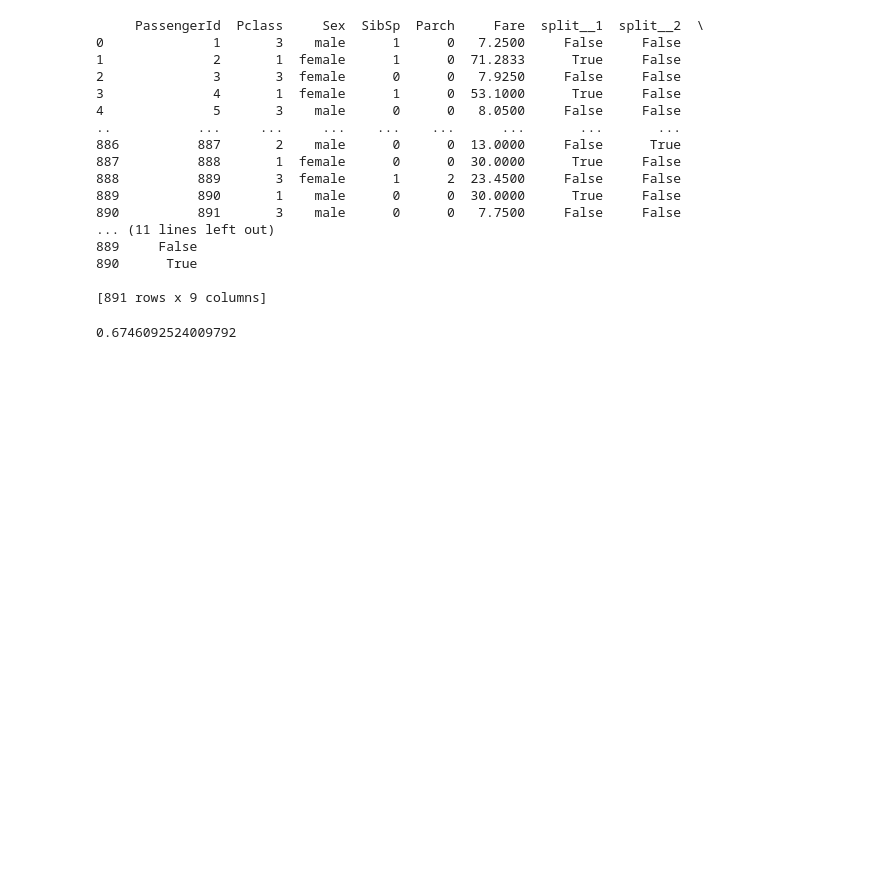
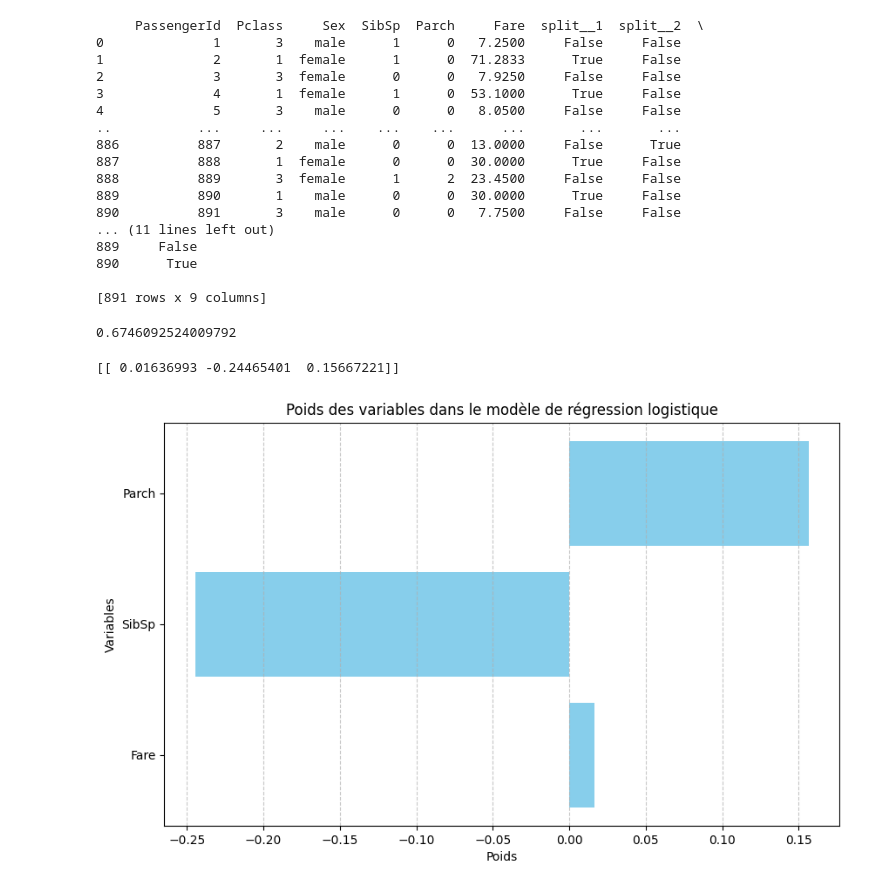
Before and after one commit to compo90/projet_titanic, a Jupyter notebook: titanic1.ipynb, the cells around one changed output. Cells and saved outputs as stored; diff of their text form; code cells hidden in the pictures; blank space fills up the shorter version.

```diff
--- a/titanic1.ipynb
+++ b/titanic1.ipynb
@@ -239,3 +239,29 @@ lr = LogisticRegression()
 compute_score(lr, X, y)
 # %% [output]
 0.6746092524009792
+# %%
+# Créer et entraîner le modèle de régression logistique
+lr = LogisticRegression()
+lr.fit(X, y)
+
+# Imprimer les coefficients du modèle
+print(lr.coef_)
+# %% [output]
+[[ 0.01636993 -0.24465401  0.15667221]]
+# %%
+# Créer une liste des noms de variables
+variables = X.columns.tolist()
+
+# Obtenir les coefficients du modèle
+coefficients = lr.coef_[0]
+
+# Créer un graphique à barres pour visualiser les poids des variables
+plt.figure(figsize=(10, 6))
+plt.barh(variables, coefficients, color='skyblue')
+plt.xlabel('Poids')
+plt.ylabel('Variables')
+plt.title('Poids des variables dans le modèle de régression logistique')
+plt.grid(axis='x', linestyle='--', alpha=0.7)
+plt.show()
+# %% [output]
+[figure, added]
```
